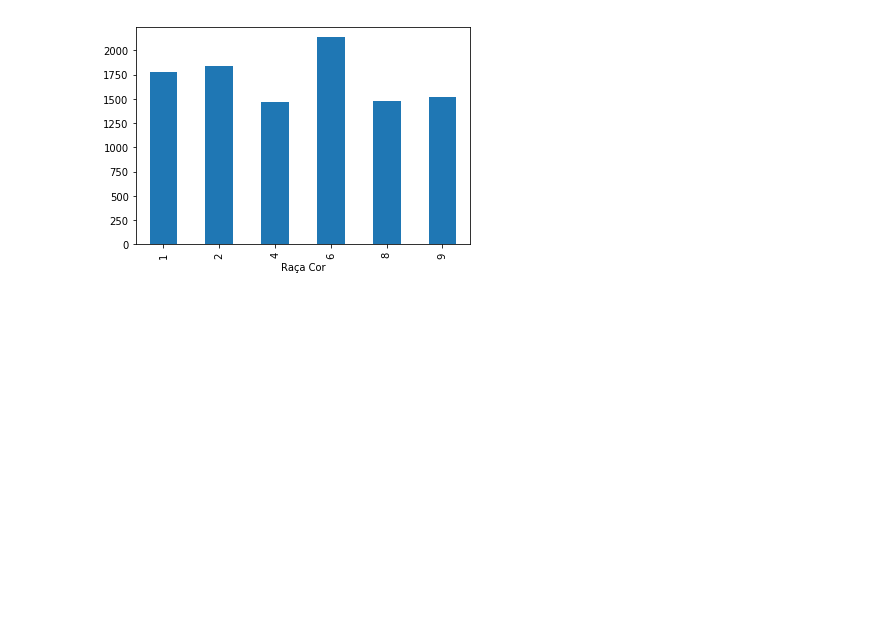
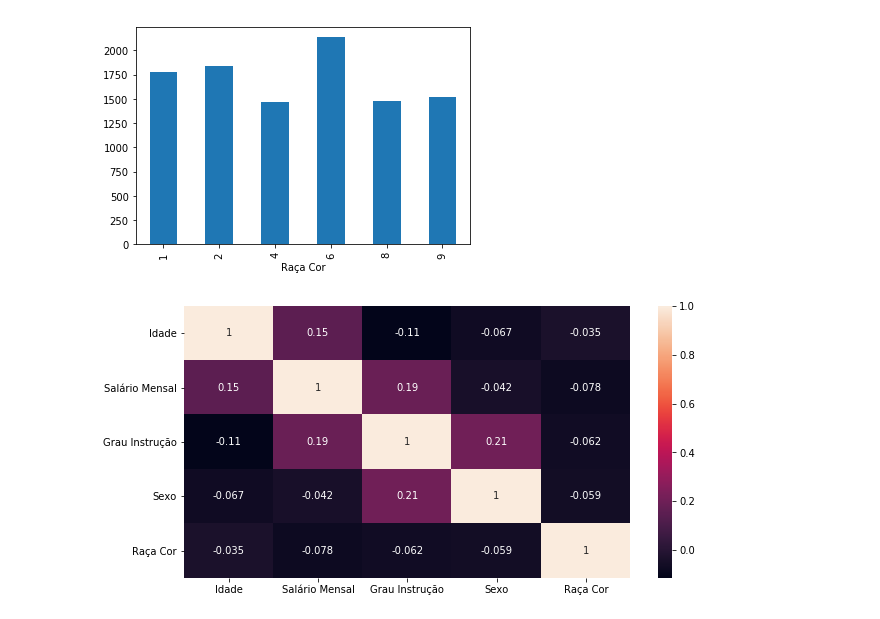
Before and after one commit to tsilverio/Desafio1_DataScience, a Jupyter notebook: Desafio1_Thiago.ipynb, the cells around one changed output. Saved outputs shown, nothing was run; the diff lists cells and outputs as text; code cells hidden in the pictures; blank space fills up the shorter version.

```diff
--- a/Desafio1_Thiago.ipynb
+++ b/Desafio1_Thiago.ipynb
@@ -224,3 +240,8 @@ Media_RaçaCor['Salário Mensal'].mean().plot.bar()
 # %% [output]
 <matplotlib.axes._subplots.AxesSubplot at 0x...>
 [figure]
+# %%
+plt.figure(figsize=(10,5))
+ax = sns.heatmap(df_desafio.corr(), annot=True)
+# %% [output]
+[figure, added]
```
Also changed, not shown: parts of 24 cells of this notebook.
